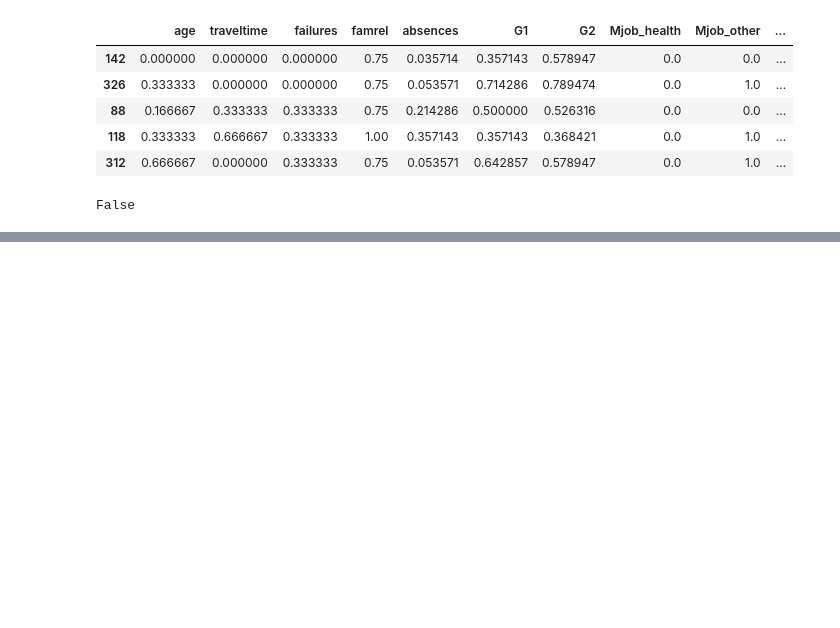
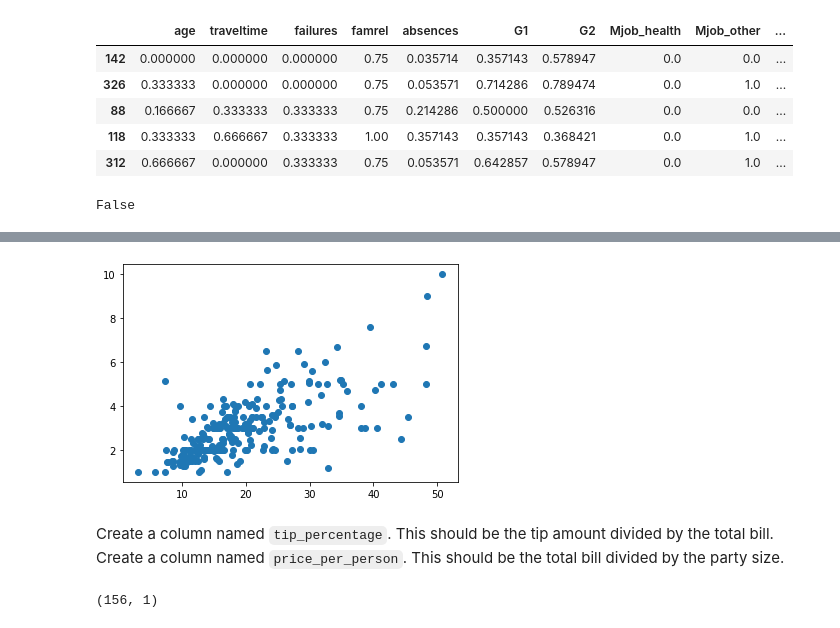
Before and after one commit to Promeos/regression-exercises, a Jupyter notebook: feature_engineering.ipynb, the cells around one changed output, grey strips where cells are left out. Drawn from its saved outputs; the diff is of its cells as text; code cells hidden in the pictures; blank space fills up the shorter version.

```diff
--- a/feature_engineering.ipynb
+++ b/feature_engineering.ipynb
@@ -249,0 +304,7 @@ False
+# %%
+plt.scatter(df.total_bill, df.tip);
+# %% [output]
+[figure, added]
+# %% [markdown]
+Create a column named `tip_percentage`. This should be the tip amount divided by the total bill.
+Create a column named `price_per_person`. This should be the total bill divided by the party size.
@@ -249,0 +320,4 @@ False
+# %%
+y_train.shape
+# %% [output]
+(156, 1)
```
Also changed, not shown: parts of 34 cells of this notebook, 3 other files.
